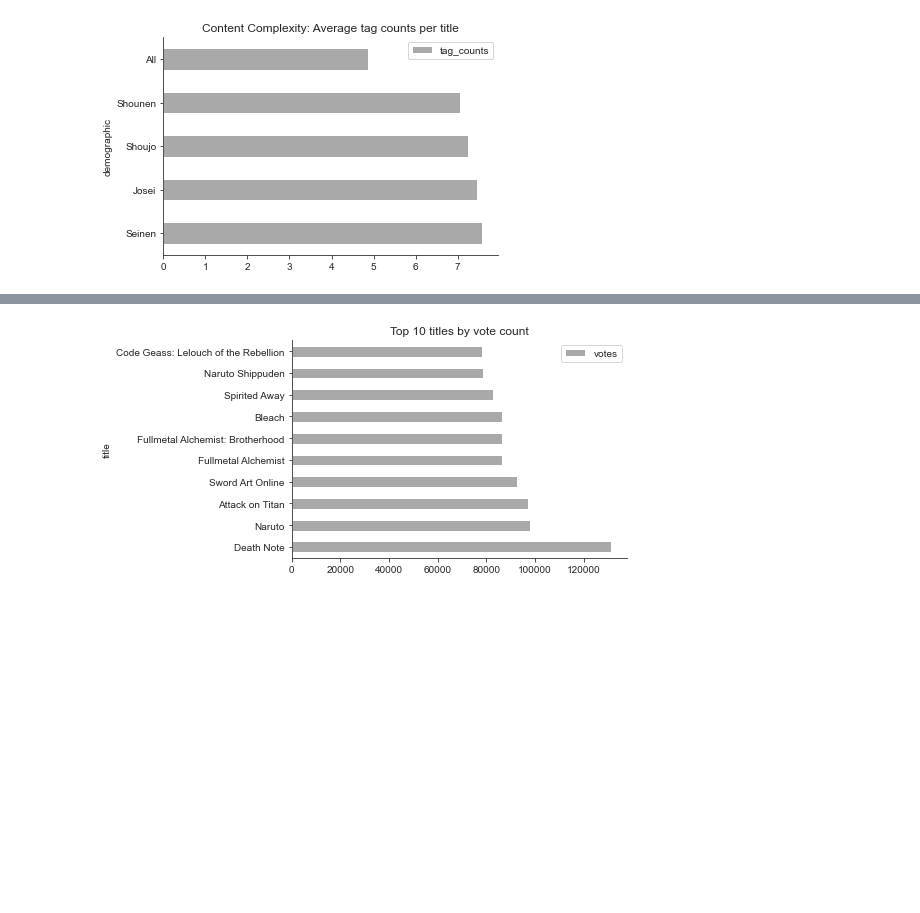
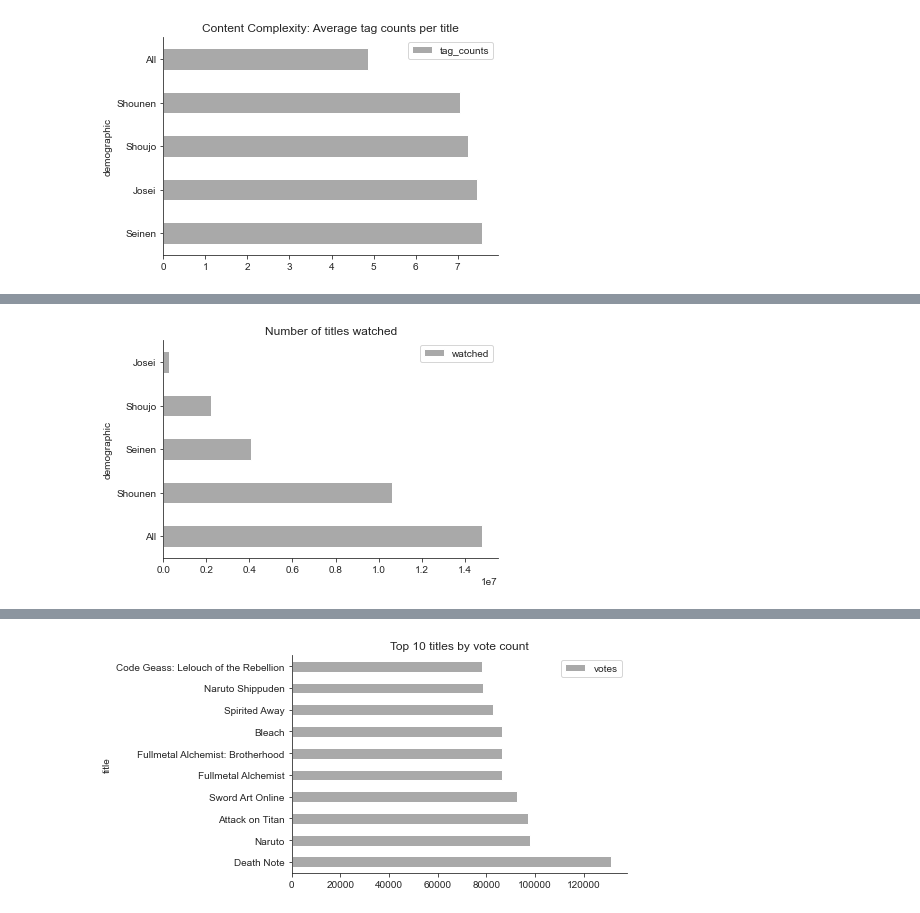
Before and after one commit to joelgnhz/anime, a Jupyter notebook: Anime Classification.ipynb, the cells around one changed output, grey strips where cells are left out. Drawn from its saved outputs; the diff is of its cells as text; code cells hidden in the pictures; blank space fills up the shorter version.

```diff
--- a/Anime Classification.ipynb
+++ b/Anime Classification.ipynb
@@ -413,0 +414,10 @@ plt.show()
+# %%
+# Comparison of watched counts and demographic
+
+anime_watched = pd.pivot_table(anime_categories, index = 'demographic', values = ['watched'], aggfunc = np.sum).sort_values(by=['watched'], ascending=False)
+anime_watched.plot(y = 'watched', kind ='barh', color ='darkgray')
+plt.title('Number of titles watched')
+sns.despine()
+plt.show()
+# %% [output]
+[figure, added]
```
Also changed, not shown: parts of 6 cells of this notebook.
